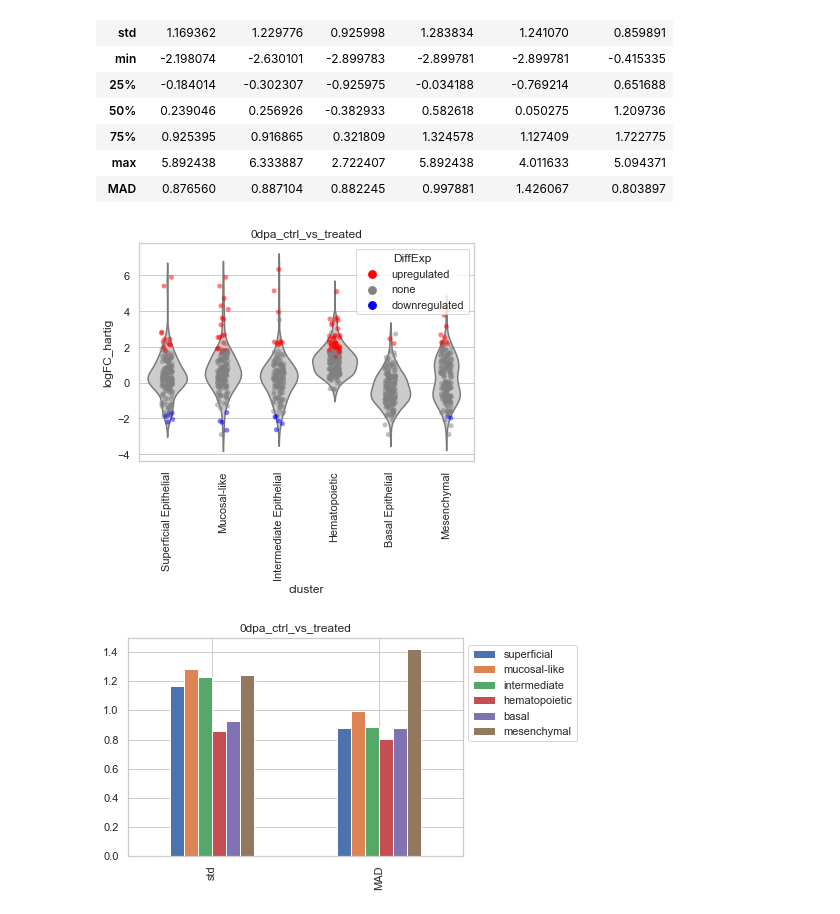
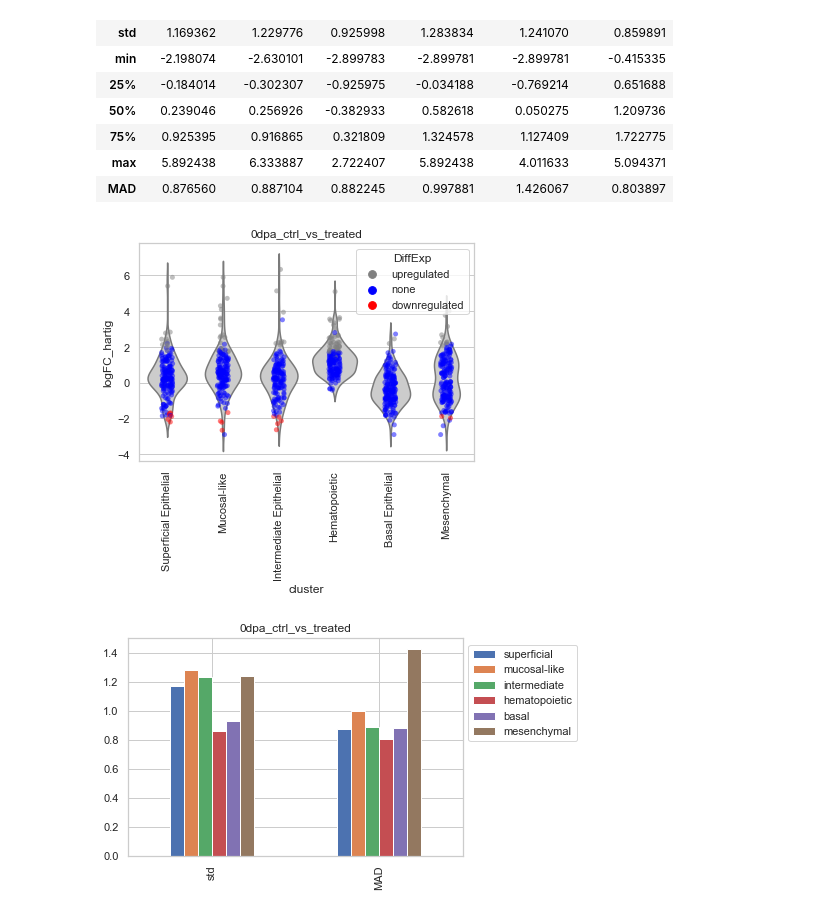
Before and after one commit to cgnobrega/Nobrega_Honors_Thesis, a Jupyter notebook: code/gene_lists_parse.ipynb, the cells around one changed output. Drawn from its saved outputs; the diff is of its cells as text; code cells hidden in the pictures.

Commit message:
std mad plots, fix scale

```diff
--- a/code/gene_lists_parse.ipynb
+++ b/code/gene_lists_parse.ipynb
@@ -279,17 +279,17 @@ dfi.export(df_styled, "summary_tables/"+tablename)
 # %%
 # violin plot with all expression levels labeled
 sns.set(style="whitegrid")
 
 ax1 = sns.violinplot(x="cluster", y="logFC_hartig", inner=None, color=".8", data=merged_gene_list).set_title(file)
 
-ax1 = sns.stripplot(x="cluster", y="logFC_hartig", hue="DiffExp", palette=["red","grey","blue"], data=merged_gene_list, alpha=0.5)
+ax1 = sns.stripplot(x="cluster", y="logFC_hartig", hue="DiffExp", palette=["grey","blue","red"], data=merged_gene_list, alpha=0.5)
 
 v_plotname = "violin_" + plotname
 plt.xticks(rotation=90)
-plt.savefig("violin_plot/"+v_plotname, bbox_inches='tight')
+#plt.savefig("violin_plot/"+v_plotname, bbox_inches='tight')
 plt.show()
 # %% [output]
-[figure, old version]
+[figure, new version]
 # %%
 # plot SDs and MAD values
 
```
Also changed, not shown: parts of 3 cells of this notebook, 5 other files.
